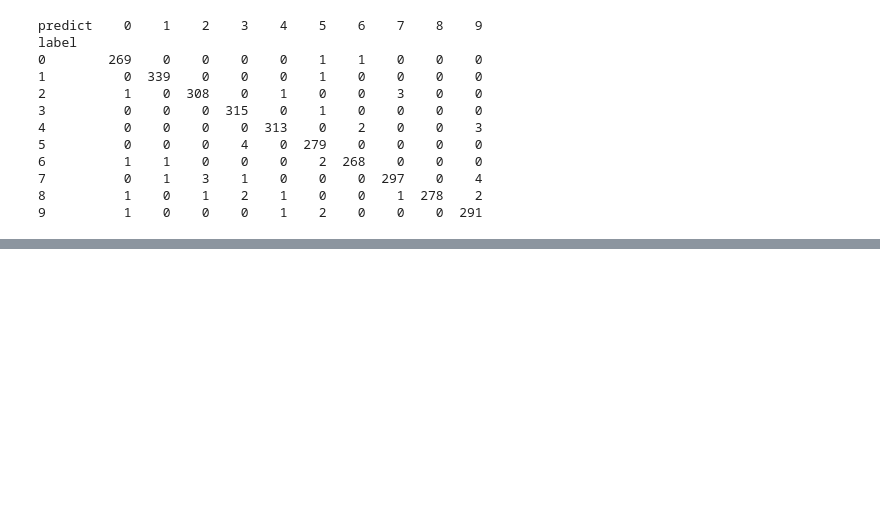
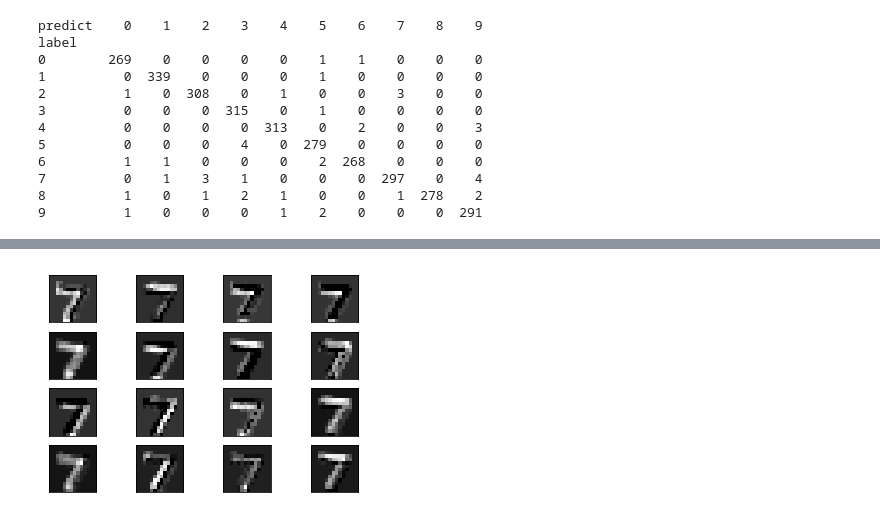
Before and after one commit to NickYuu/TensorFlow, a Jupyter notebook: Mnist/03-CNN.ipynb, the cells around one changed output, grey strips where cells are left out. Saved outputs shown, nothing was run; the diff lists cells and outputs as text; code cells hidden in the pictures; blank space fills up the shorter version.

```diff
--- a/Mnist/03-CNN.ipynb
+++ b/Mnist/03-CNN.ipynb
@@ -220,0 +277,4 @@ label
+# %%
+plot_conv_layer(C1_Pool, image1, 16)
+# %% [output]
+[figure, added]
```
Also changed, not shown: parts of 9 cells of this notebook.
